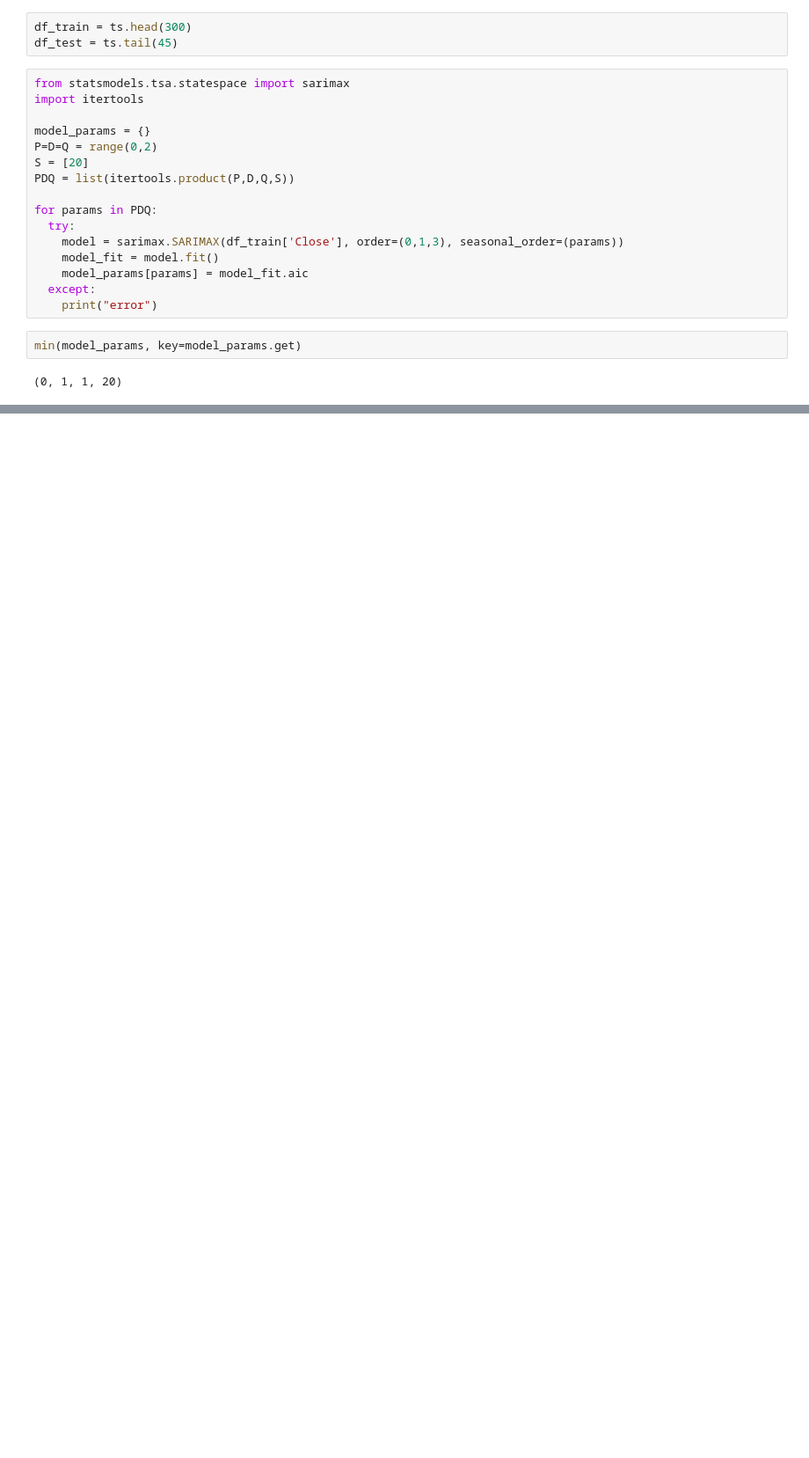
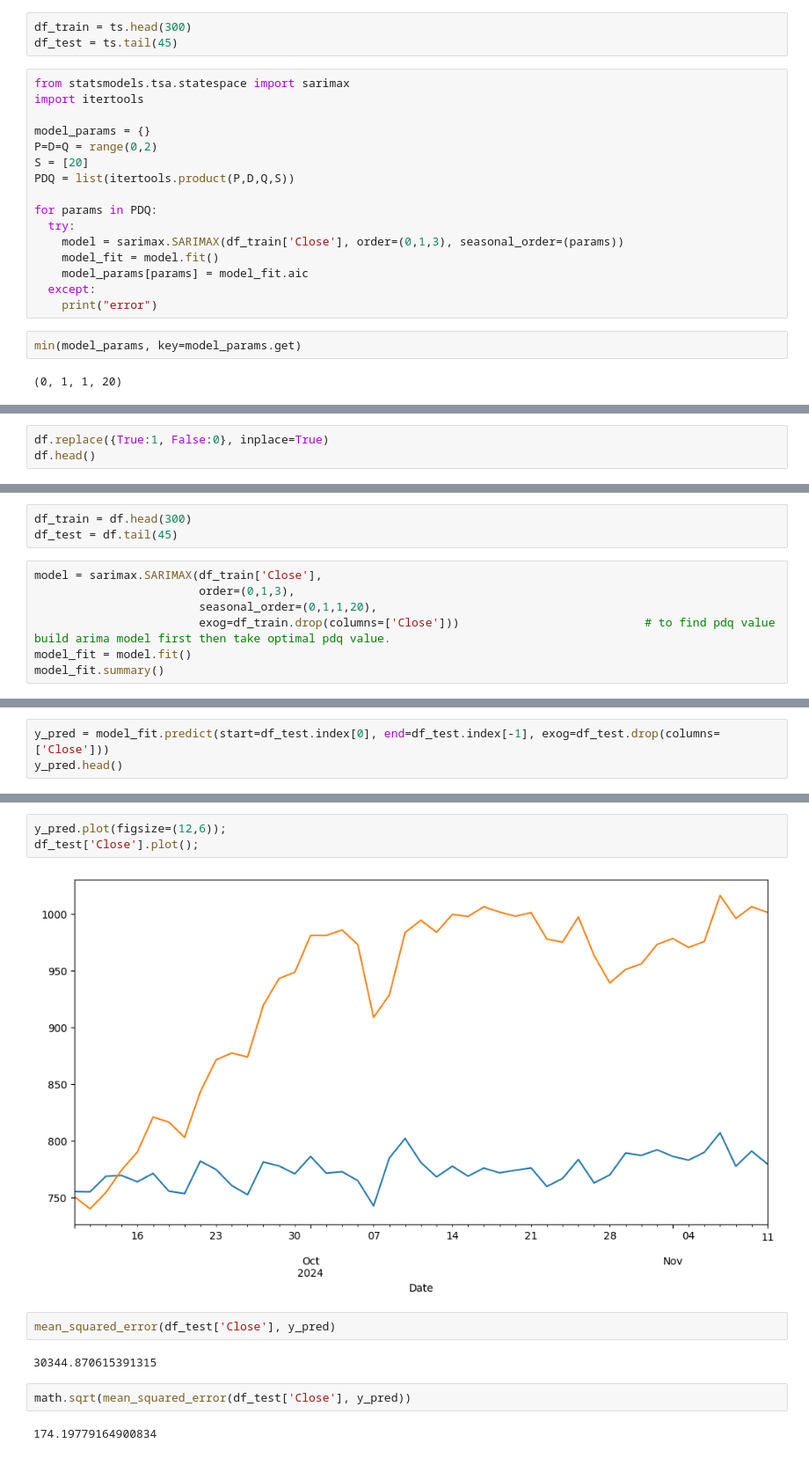
Before and after one commit to manjunathsirur1994/Time_series_forecasting, a Jupyter notebook: TS_SARIMA_SARIMAX.ipynb, the cells around one changed output, grey strips where cells are left out. Shown: that part at 88% size. Drawn from its saved outputs; the diff is of its cells as text; blank space fills up the shorter version.

```diff
--- a/TS_SARIMA_SARIMAX.ipynb
+++ b/TS_SARIMA_SARIMAX.ipynb
@@ -213,0 +277,3 @@ math.sqrt(mean_squared_error(df_test['Close'], y_pred))
+# %%
+df.replace({True:1, False:0}, inplace=True)
+df.head()
@@ -213,0 +292,10 @@ math.sqrt(mean_squared_error(df_test['Close'], y_pred))
+# %%
+df_train = df.head(300)
+df_test = df.tail(45)
+# %%
+model = sarimax.SARIMAX(df_train['Close'],
+                        order=(0,1,3),
+                        seasonal_order=(0,1,1,20),
+                        exog=df_train.drop(columns=['Close']))                           # to find pdq value build arima model first then take optimal pdq value.
+model_fit = model.fit()
+model_fit.summary()
@@ -213,0 +334,3 @@ math.sqrt(mean_squared_error(df_test['Close'], y_pred))
+# %%
+y_pred = model_fit.predict(start=df_test.index[0], end=df_test.index[-1], exog=df_test.drop(columns=['Close']))
+y_pred.head()
@@ -213,0 +356,13 @@ math.sqrt(mean_squared_error(df_test['Close'], y_pred))
+# %%
+y_pred.plot(figsize=(12,6));
+df_test['Close'].plot();
+# %% [output]
+[figure, added]
+# %%
+mean_squared_error(df_test['Close'], y_pred)
+# %% [output]
+30344.870615391315
+# %%
+math.sqrt(mean_squared_error(df_test['Close'], y_pred))
+# %% [output]
+174.19779164900834
```
Also changed, not shown: parts of 26 cells of this notebook.
